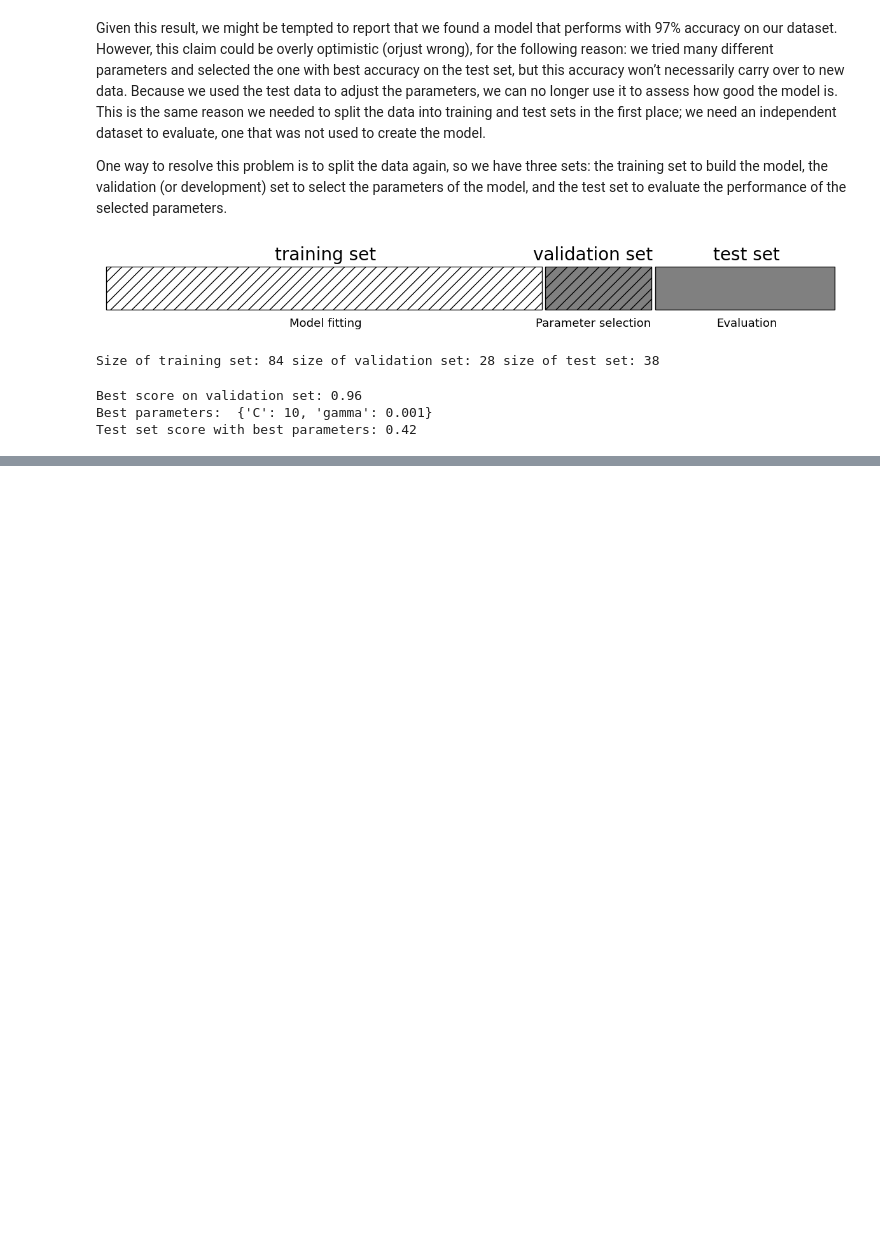
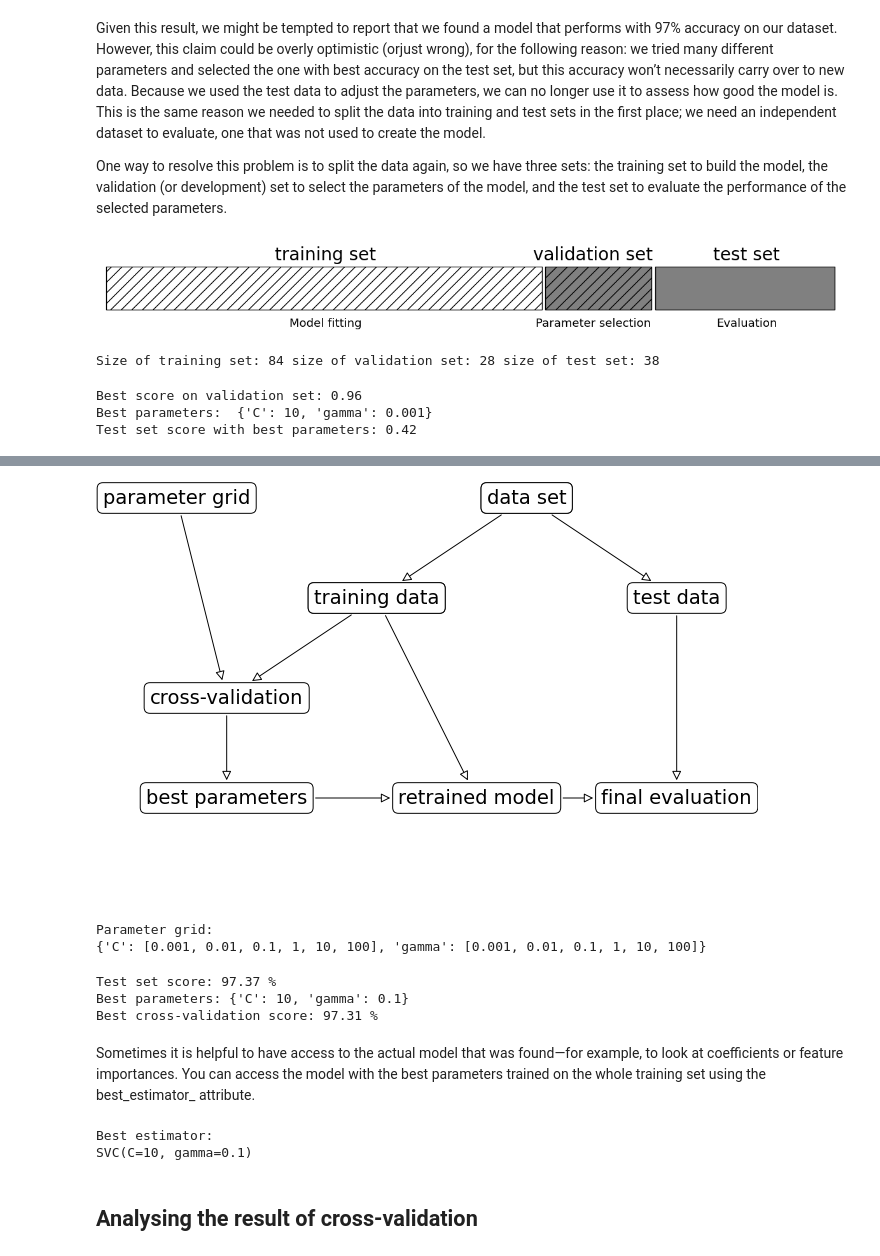
Before and after one commit to WilcoJohn/Progress-ML, a Jupyter notebook: CHP5-ModelEvaluation&Improvement/5.2GridSearch.ipynb, the cells around one changed output, grey strips where cells are left out. Drawn from its saved outputs; the diff is of its cells as text; code cells hidden in the pictures; blank space fills up the shorter version.

```diff
--- a/CHP5-ModelEvaluation&Improvement/5.2GridSearch.ipynb
+++ b/CHP5-ModelEvaluation&Improvement/5.2GridSearch.ipynb
@@ -122,0 +168,32 @@ Test set score with best parameters: 0.42
+# %%
+mglearn.plots.plot_grid_search_overview();
+# %% [output]
+[figure, added]
+# %%
+param_grid = {'C': [0.001, 0.01, 0.1, 1, 10, 100], 'gamma': [0.001, 0.01, 0.1, 1, 10, 100]};
+print("Parameter grid:\n{}".format(param_grid));
+
+X_train, X_test, y_train, y_test = sklearn.model_selection.train_test_split(iris.data, iris.target, random_state=0);
+grid_search = sklearn.model_selection.GridSearchCV(sklearn.svm.SVC(), param_grid, cv=5);
+
+grid_search.fit(X_train, y_train);
+# %% [output]
+Parameter grid:
+{'C': [0.001, 0.01, 0.1, 1, 10, 100], 'gamma': [0.001, 0.01, 0.1, 1, 10, 100]}
+# %%
+print("Test set score: {:4.2f} %".format(grid_search.score(X_test, y_test)*100));
+print("Best parameters: {}".format(grid_search.best_params_));
+print("Best cross-validation score: {:4.2f} %".format(grid_search.best_score_*100))
+# %% [output]
+Test set score: 97.37 %
+Best parameters: {'C': 10, 'gamma': 0.1}
+Best cross-validation score: 97.31 %
+# %% [markdown]
+Sometimes it is helpful to have access to the actual model that was found—for example, to look at coefficients or feature importances. You can access the model with the best parameters trained on the whole training set using the best_estimator_ attribute.
+# %%
+print("Best estimator:\n{}".format(grid_search.best_estimator_))
+# %% [output]
+Best estimator:
+SVC(C=10, gamma=0.1)
+# %% [markdown]
+## Analysing the result of cross-validation
```
Also changed, not shown: parts of 8 cells of this notebook.
